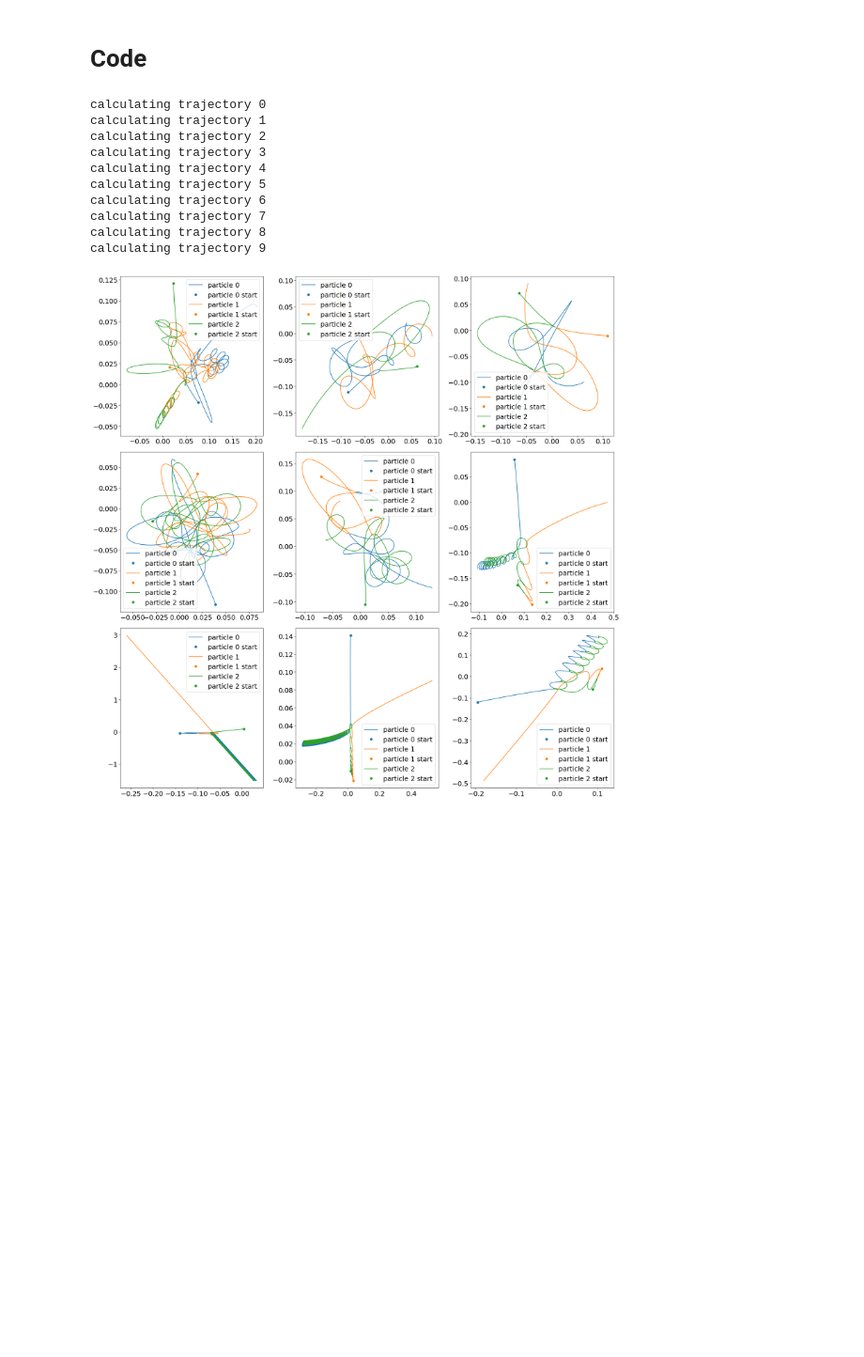
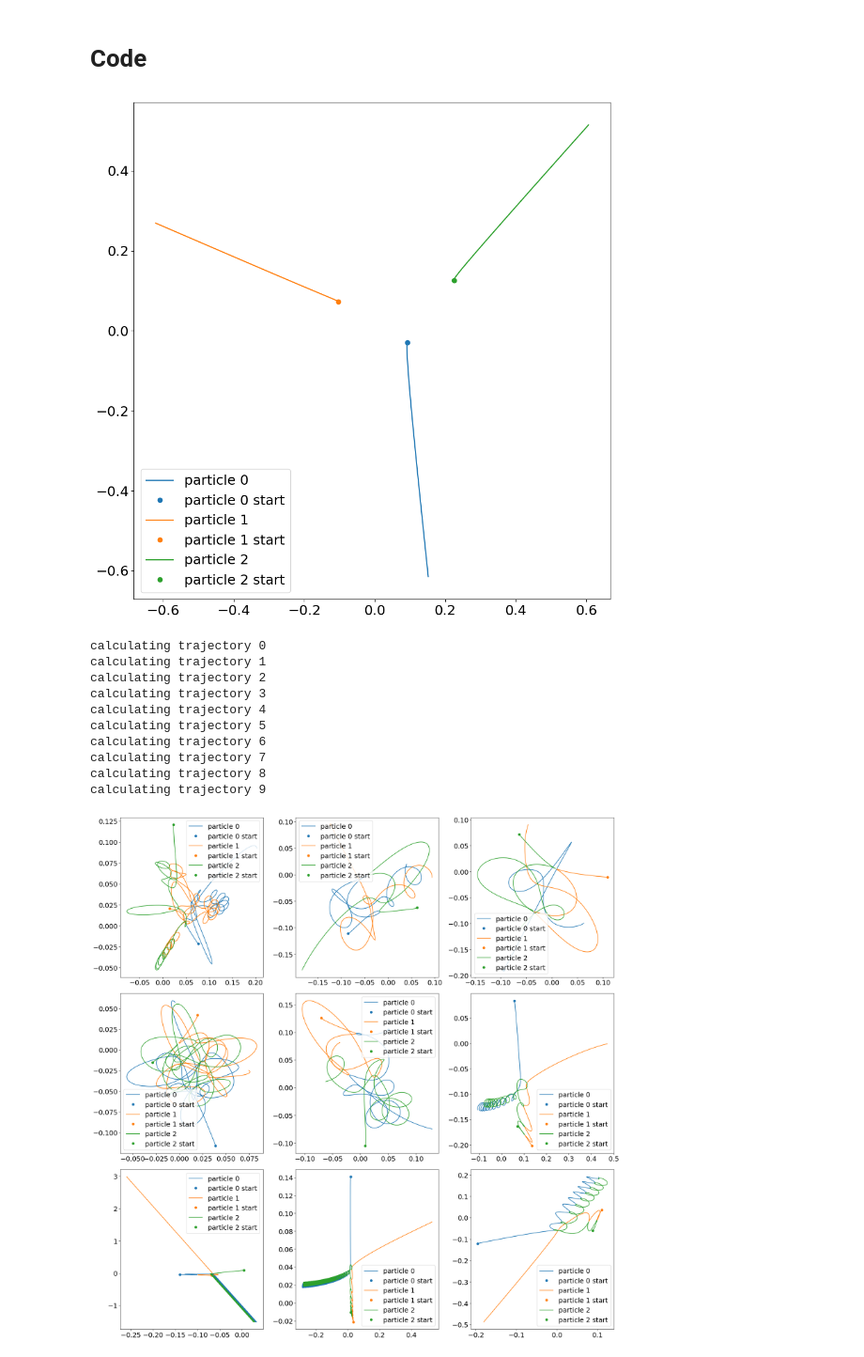
Before and after one commit to zbrookshowe/yukawa-sindy, a Jupyter notebook: Yukawa3body.ipynb, the cells around one changed output. Shown at 94% size. Saved outputs shown, nothing was run; the diff lists cells and outputs as text; code cells hidden in the pictures; blank space fills up the shorter version.

```diff
--- a/Yukawa3body.ipynb
+++ b/Yukawa3body.ipynb
@@ -89,7 +91,8 @@ class Yukawa3body(Yukawa_SINDy.Simulation):
     def x_subtracted(self, x_subtracted):
         self._x_subtracted = x_subtracted
 
-    def Yukawa_3body_EOM(t, x, potential:str='attractive'):
+    def Yukawa_3body_EOM(t, x):
+        potential_type = "repulsive"
         '''
         Description: this is the equations of motion for a 3-body system in 2 dimensions. The particle indices in this case are 0, 1, and 2.
             The equations of motion are coded below in first order form, which means the 2nd order ODE is split into 2 first order ODEs. Therefore, we
@@ -112,12 +115,12 @@ class Yukawa3body(Yukawa_SINDy.Simulation):
             x[11] = vy2
         '''
         # str var potential can be 'attractive' or 'repulsive'.
-        if potential == 'attractive':
+        if potential_type == 'attractive':
             a = -1
-        elif potential == 'repulsive':
+        elif potential_type == 'repulsive':
             a = 1
         else:
-            raise ValueError("str var potential must be either 'attractive' or 'repulsive'")
+            raise ValueError("attribute 'potential_type' must be either str 'attractive' or 'repulsive'")
 
         return [## PARTICLE 1
                 # x
@@ -219,7 +222,7 @@ class Yukawa3body(Yukawa_SINDy.Simulation):
 # Functions
 ######################################################################################################
 
-def multiple_simulate(duration=3e-1, dt=1e-4, n_trajectories=10):
+def multiple_simulate(duration=3e-1, dt=1e-4, potential_type:str='attractive', n_trajectories=10):
     # desc: simulate n_trajectories of equal duration trajectories with different random initial
     # conditions, returns list of Yukawa3body objects
 
@@ -262,6 +265,13 @@ def plot_multiple(sims:Yukawa3body, which:str='position'):
             axs[i].plot(sims[i].init_cond[j],sims[i].init_cond[j+2], colors[j//4] + 'o', label=label + " start")
         axs[i].legend()
     fig.tight_layout()
+# %%
+test_sim = Yukawa3body()
+test_sim.generate_init_cond()
+test_sim.simulate(3e-1,dt=1e-4)
+test_sim.plot()
+# %% [output]
+[figure, added]
 # %%
 sims = multiple_simulate(dt=1e-5)
 # %% [output]
```
Also changed, not shown: parts of 2 cells of this notebook.
